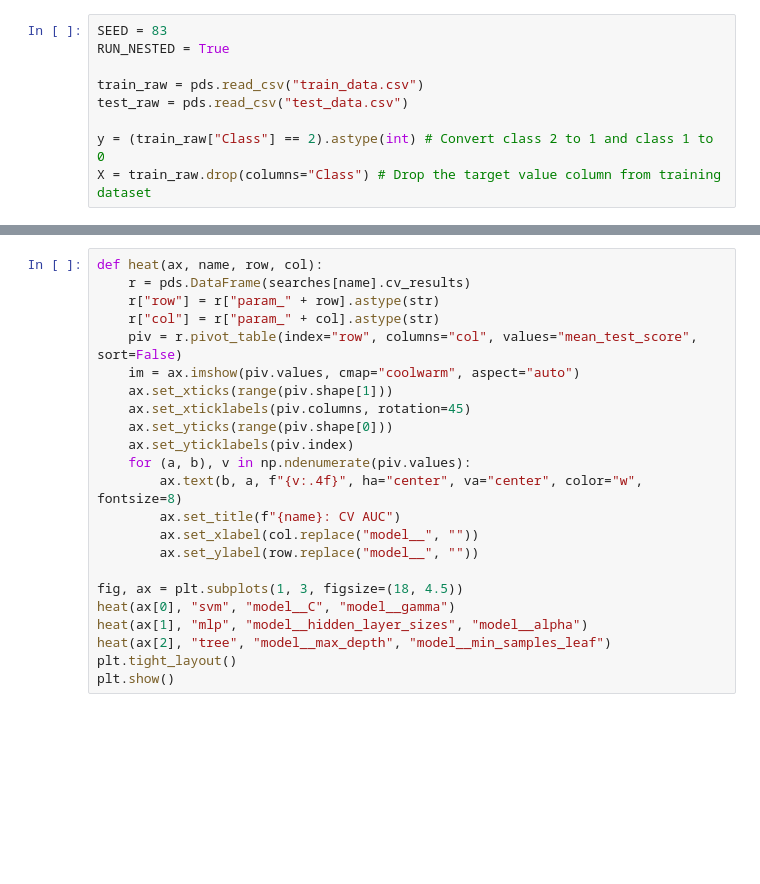
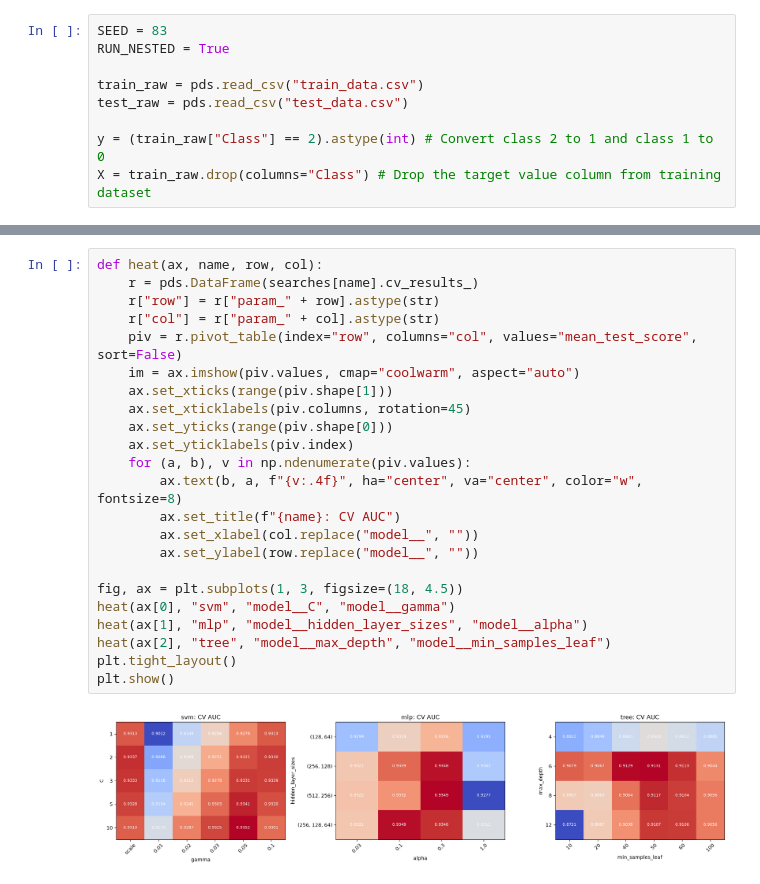
Before and after one commit to MaxWeisz88/COSI104A-HW4, a Jupyter notebook: hw4_prediction_model.ipynb, the cells around one changed output, grey strips where cells are left out. Saved outputs shown, nothing was run; the diff lists cells and outputs as text; blank space fills up the shorter version.

```diff
--- a/hw4_prediction_model.ipynb
+++ b/hw4_prediction_model.ipynb
@@ -293,23 +304,25 @@ assert chk.shape == (len(test_raw), 1)
 # %%
 def heat(ax, name, row, col):
-    r = pds.DataFrame(searches[name].cv_results)
+    r = pds.DataFrame(searches[name].cv_results_)
     r["row"] = r["param_" + row].astype(str)
     r["col"] = r["param_" + col].astype(str)
     piv = r.pivot_table(index="row", columns="col", values="mean_test_score", sort=False)
     im = ax.imshow(piv.values, cmap="coolwarm", aspect="auto")
     ax.set_xticks(range(piv.shape[1]))
     ax.set_xticklabels(piv.columns, rotation=45)
     ax.set_yticks(range(piv.shape[0]))
     ax.set_yticklabels(piv.index)
     for (a, b), v in np.ndenumerate(piv.values):
         ax.text(b, a, f"{v:.4f}", ha="center", va="center", color="w", fontsize=8)
         ax.set_title(f"{name}: CV AUC")
         ax.set_xlabel(col.replace("model__", ""))
         ax.set_ylabel(row.replace("model__", ""))
 
 fig, ax = plt.subplots(1, 3, figsize=(18, 4.5))
 heat(ax[0], "svm", "model__C", "model__gamma")
 heat(ax[1], "mlp", "model__hidden_layer_sizes", "model__alpha")
 heat(ax[2], "tree", "model__max_depth", "model__min_samples_leaf")
 plt.tight_layout()
 plt.show()
+# %% [output]
+[figure, added]
```
Also changed, not shown: parts of 12 cells of this notebook, 1 other file.
